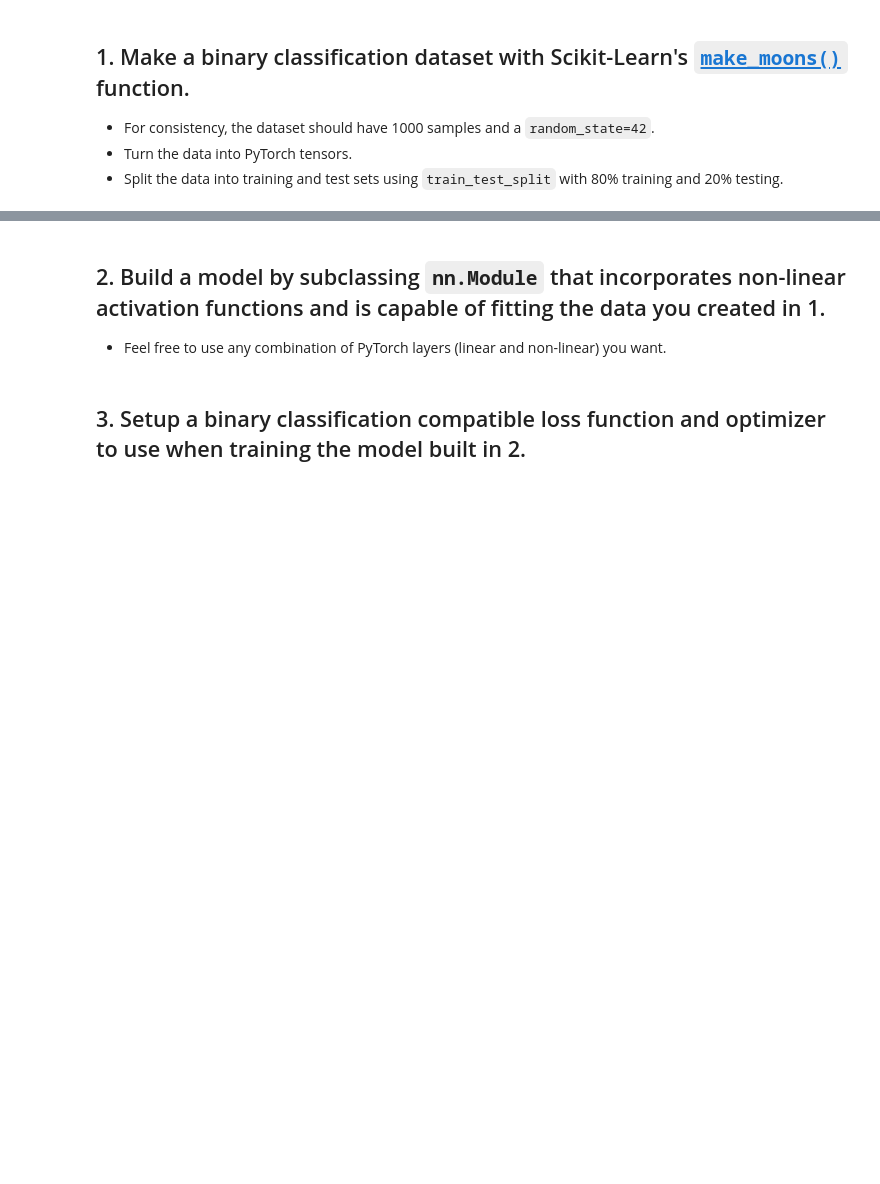
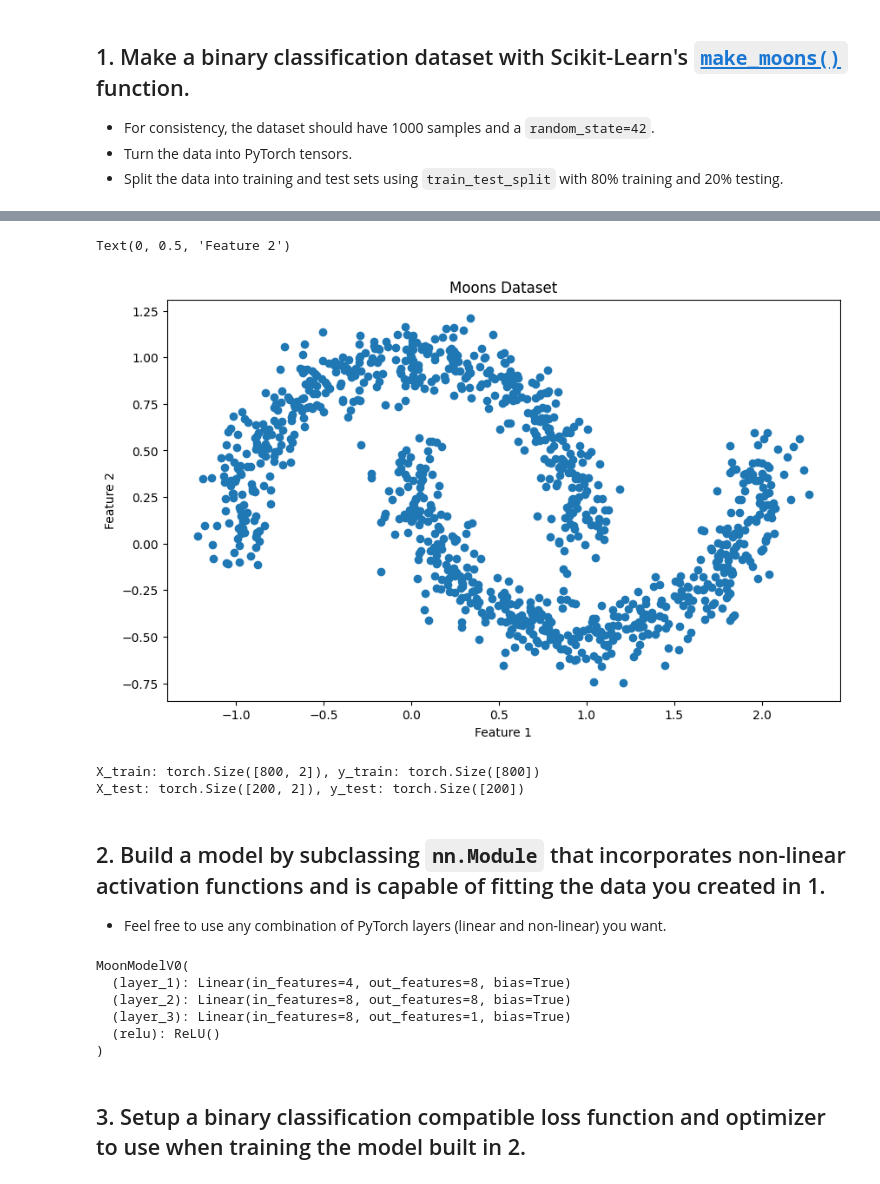
Before and after one commit to McLight-Note/AI-self-study, a Jupyter notebook: Project_13_PyTorch/02_pytorch_classification_exercises.ipynb, the cells around one changed output, grey strips where cells are left out. Cells and saved outputs as stored; diff of their text form; code cells hidden in the pictures; blank space fills up the shorter version.

```diff
--- a/Project_13_PyTorch/02_pytorch_classification_exercises.ipynb
+++ b/Project_13_PyTorch/02_pytorch_classification_exercises.ipynb
@@ -34,3 +34,4 @@ from sklearn.datasets import make_moons
 # %%
 # Turn data into a DataFrame
 import pandas as pd
+df = pd.DataFrame(make_moons(n_samples=1000, noise=0.1, random_state=RANDOM_SEED)[0], columns=["feature_1", "feature_2"])
@@ -37,12 +54,27 @@ import pandas as pd
 # %%
 # Visualize the data on a scatter plot
 import matplotlib.pyplot as plt
+plt.figure(figsize=(10, 6))
+plt.scatter(df['feature_1'], df['feature_2'])
+plt.title("Moons Dataset")
+plt.xlabel("Feature 1")
+plt.ylabel("Feature 2")
+# %% [output]
+Text(0, 0.5, 'Feature 2')
+[figure, added]
 # %%
 # Turn data into tensors of dtype float
-
+X = torch.tensor(df.values, dtype=torch.float32)
 
 # Split the data into train and test sets (80% train, 20% test)
 from sklearn.model_selection import train_test_split
+X_train, X_test, y_train, y_test = train_test_split(X, torch.tensor(make_moons(n_samples=1000, noise=0.1, random_state=RANDOM_SEED)[1]), test_size=0.2, random_state=RANDOM_SEED)
+# Print out the shapes of the training and test sets
+print(f"X_train: {X_train.shape}, y_train: {y_train.shape}")
+print(f"X_test: {X_test.shape}, y_test: {y_test.shape}")
+# %% [output]
+X_train: torch.Size([800, 2]), y_train: torch.Size([800])
+X_test: torch.Size([200, 2]), y_test: torch.Size([200])
 # %% [markdown]
 ## 2. Build a model by subclassing `nn.Module` that incorporates non-linear activation functions and is capable of fitting the data you created in 1.
   * Feel free to use any combination of PyTorch layers (linear and non-linear) you want.
@@ -63,3 +81,41 @@ class MoonModelV0(nn.Module):
+# %%
+import torch
+from torch import nn
+
+# Inherit from nn.Module to make a model capable of fitting the mooon data
+class MoonModelV0(nn.Module):
+    def __init__(self):
+        super().__init__()
+        # Changed from 5 to 4 input features
+        self.layer_1 = nn.Linear(in_features=4, out_features=8)
+        self.layer_2 = nn.Linear(in_features=8, out_features=8)
+        self.layer_3 = nn.Linear(in_features=8, out_features=1)
+        self.relu = nn.ReLU()
+
+    def forward(self, x):
+        # x shape: (batch_size, 2) - feature_1, feature_2
+
+        # Add sin features
+        sin_feature = torch.sin(x)  # (batch_size, 2)
+
+        # Concatenate: [feature_1, feature_2, sin(feature_1), sin(feature_2)]
+        x_enhanced = torch.cat([x, sin_feature], dim=1)  # (batch_size, 4)
+
+        x = self.relu(self.layer_1(x_enhanced))
+        x = self.relu(self.layer_2(x))
+        x = self.layer_3(x)
+        return x
+
+# Re-instantiate the model
+model_4 = MoonModelV0().to(device)
+model_4
+# %% [output]
+MoonModelV0(
+  (layer_1): Linear(in_features=4, out_features=8, bias=True)
+  (layer_2): Linear(in_features=8, out_features=8, bias=True)
+  (layer_3): Linear(in_features=8, out_features=1, bias=True)
+  (relu): ReLU()
+)
 # %% [markdown]
 ## 3. Setup a binary classification compatible loss function and optimizer to use when training the model built in 2.
 # %%
```
Also changed, not shown: parts of 6 cells of this notebook.
